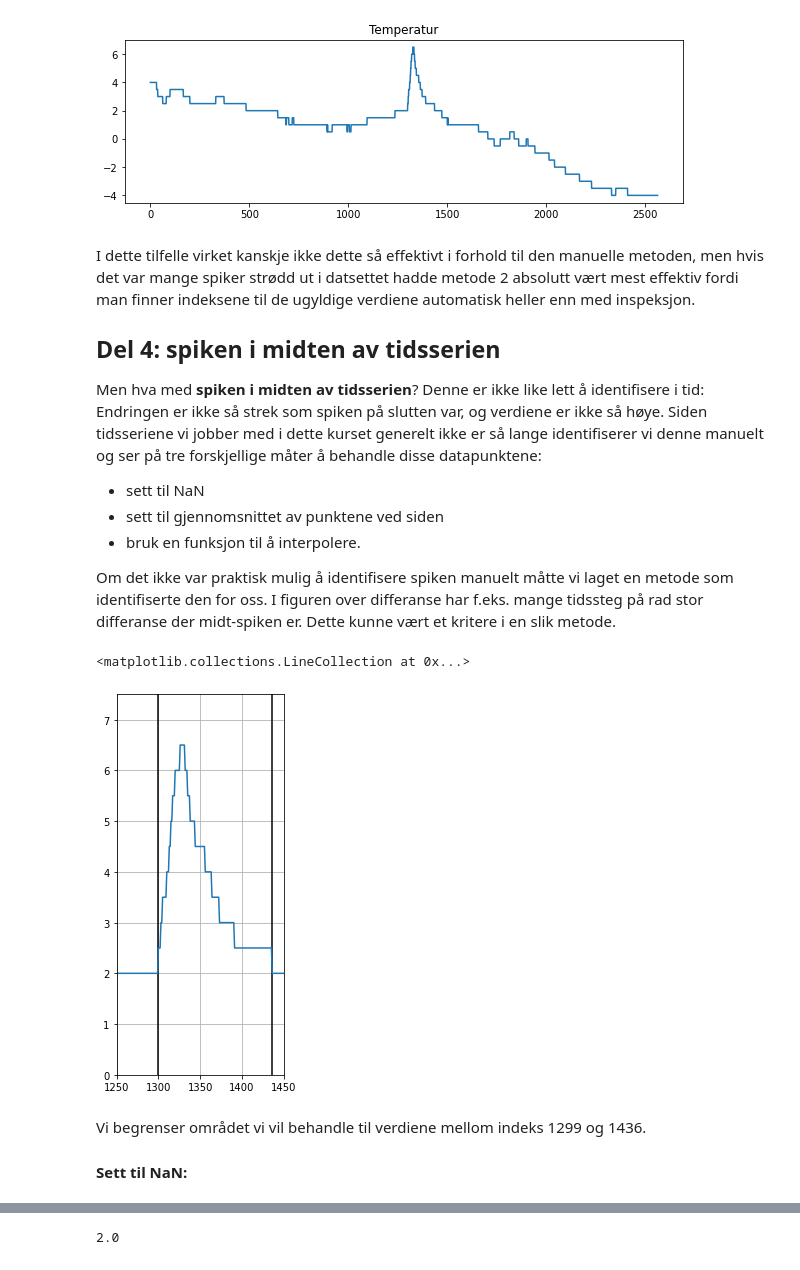
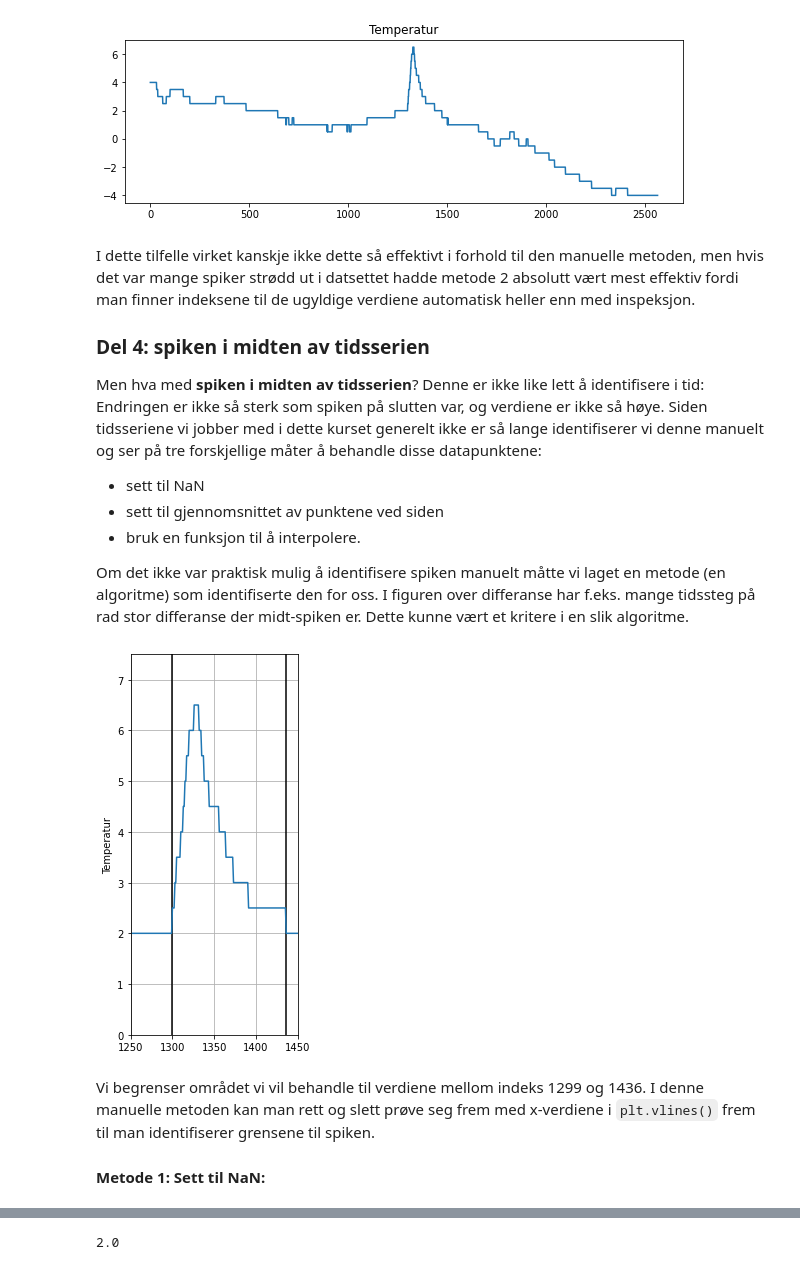
Before and after one commit to irendundas/EkteData, a Jupyter notebook: NAT624/Del6_databehandling_av_egne_data.ipynb, the cells around one changed output, grey strips where cells are left out. Drawn from its saved outputs; the diff is of its cells as text; code cells hidden in the pictures.

```diff
--- a/NAT624/Del6_databehandling_av_egne_data.ipynb
+++ b/NAT624/Del6_databehandling_av_egne_data.ipynb
@@ -184,27 +197,28 @@ plt.show()
 I dette tilfelle virket kanskje ikke dette så effektivt i forhold til den manuelle metoden, men hvis det var mange spiker strødd ut i datsettet hadde metode 2 absolutt vært mest effektiv fordi man finner indeksene til de ugyldige verdiene automatisk heller enn med inspeksjon.
 
 
-## Del 4: spiken i midten av tidsserien
+### Del 4: spiken i midten av tidsserien
 
-Men hva med **spiken i midten av tidsserien**? Denne er ikke like lett å identifisere i tid: Endringen er ikke så strek som spiken på slutten var, og verdiene er ikke så høye. Siden tidsseriene vi jobber med i dette kurset generelt ikke er så lange identifiserer vi denne manuelt og ser på tre forskjellige måter å behandle disse datapunktene:
+Men hva med **spiken i midten av tidsserien**? Denne er ikke like lett å identifisere i tid: Endringen er ikke så sterk som spiken på slutten var, og verdiene er ikke så høye. Siden tidsseriene vi jobber med i dette kurset generelt ikke er så lange identifiserer vi denne manuelt og ser på tre forskjellige måter å behandle disse datapunktene:
 - sett til NaN
 - sett til gjennomsnittet av punktene ved siden
 - bruk en funksjon til å interpolere.
 
-Om det ikke var praktisk mulig å identifisere spiken manuelt måtte vi laget en metode som identifiserte den for oss. I figuren over differanse har f.eks. mange tidssteg på rad stor differanse der midt-spiken er. Dette kunne vært et kritere i en slik metode.
+Om det ikke var praktisk mulig å identifisere spiken manuelt måtte vi laget en metode (en algoritme) som identifiserte den for oss. I figuren over differanse har f.eks. mange tidssteg på rad stor differanse der midt-spiken er. Dette kunne vært et kritere i en slik algoritme.
 # %%
 plt.figure(figsize=(3,7))
 plt.plot(temp)
 plt.grid()
 plt.xlim(1250, 1450)
 plt.ylim(0, 7.5)
 
 plt.vlines(1299, 0, 7.5, 'k')
 plt.vlines(1436, 0, 7.5, 'k')
+plt.ylabel('Temperatur')
+plt.show()
 # %% [output]
-<matplotlib.collections.LineCollection at 0x...>
-[figure, old version]
+[figure, new version]
 # %% [markdown]
-Vi begrenser området vi vil behandle til verdiene mellom indeks 1299 og 1436.
+Vi begrenser området vi vil behandle til verdiene mellom indeks 1299 og 1436. I denne manuelle metoden kan man rett og slett prøve seg frem med x-verdiene i `plt.vlines()` frem til man identifiserer grensene til spiken.
 
-#### Sett til NaN:
+#### Metode 1: Sett til NaN:
```
Also changed, not shown: parts of 27 cells of this notebook.
